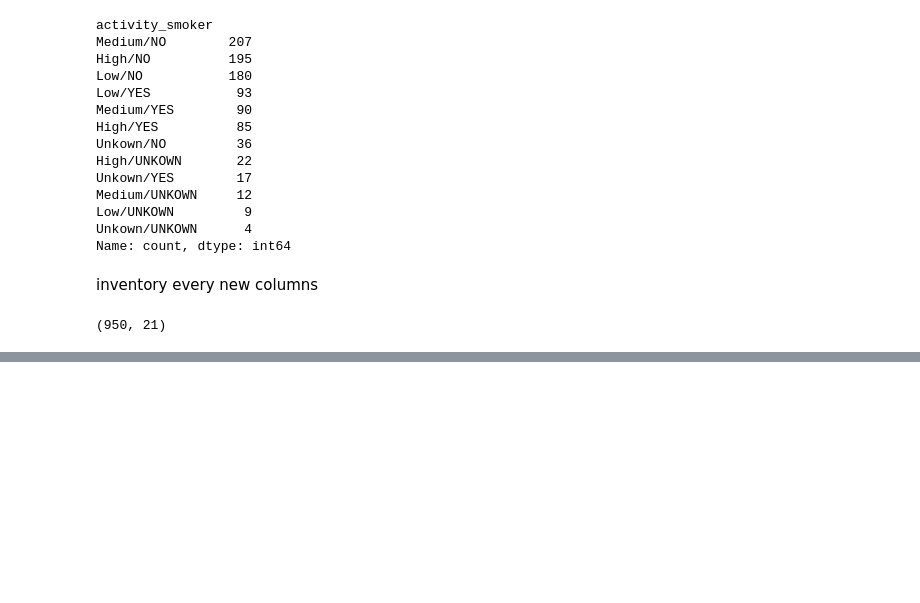
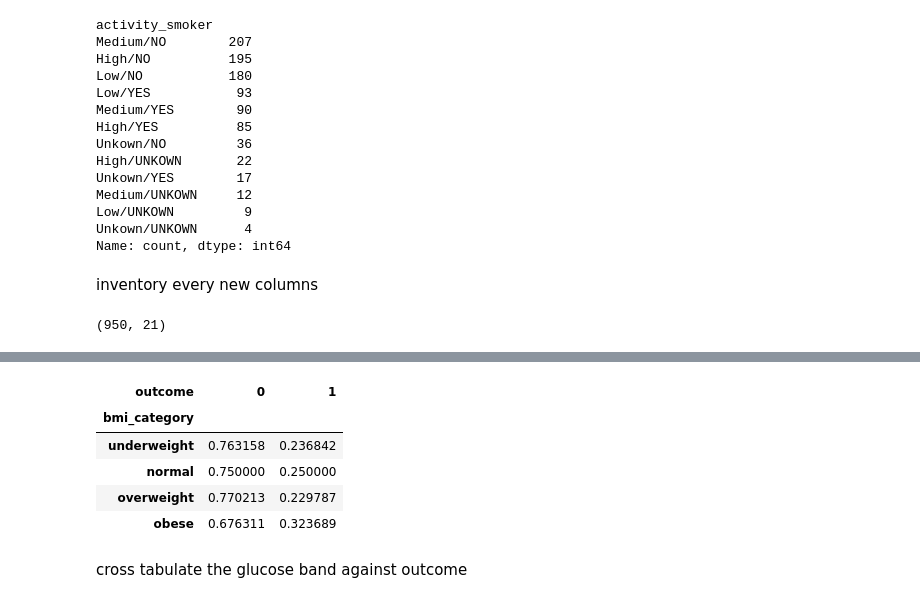
Before and after one commit to muhmmedajlan755-byte/project1_daibatise, a Jupyter notebook: notebook/ajlan_d2.ipynb, the cells around one changed output, grey strips where cells are left out. Cells and saved outputs as stored; diff of their text form; code cells hidden in the pictures; blank space fills up the shorter version.

```diff
--- a/notebook/ajlan_d2.ipynb
+++ b/notebook/ajlan_d2.ipynb
@@ -225,0 +288,11 @@ df.shape
+# %%
+pd.crosstab(df['bmi_category'], df['outcome'], normalize="index")
+# %% [output]
+| outcome | 0 | 1 |
+| bmi_category |  |  |
+| underweight | 0.763158 | 0.236842 |
+| normal | 0.750000 | 0.250000 |
+| overweight | 0.770213 | 0.229787 |
+| obese | 0.676311 | 0.323689 |
+# %% [markdown]
+cross tabulate the glucose band against outcome
```
Also changed, not shown: parts of 14 cells of this notebook, 1 other file.
